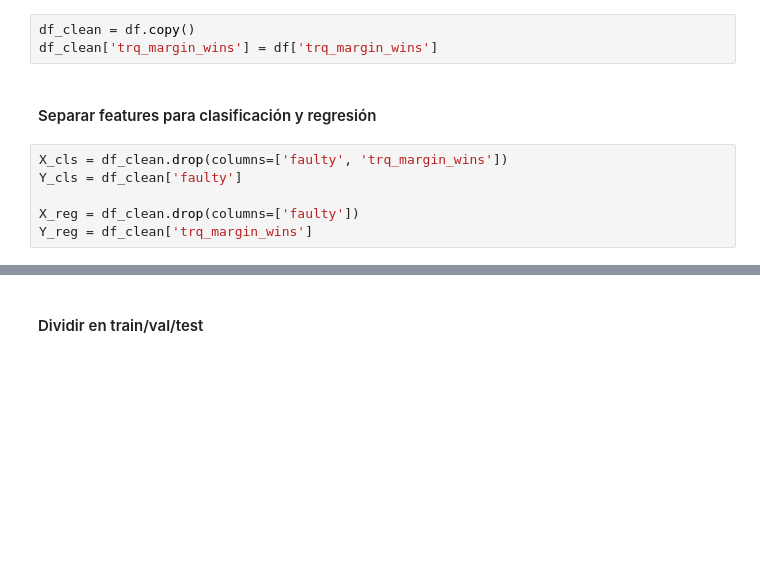
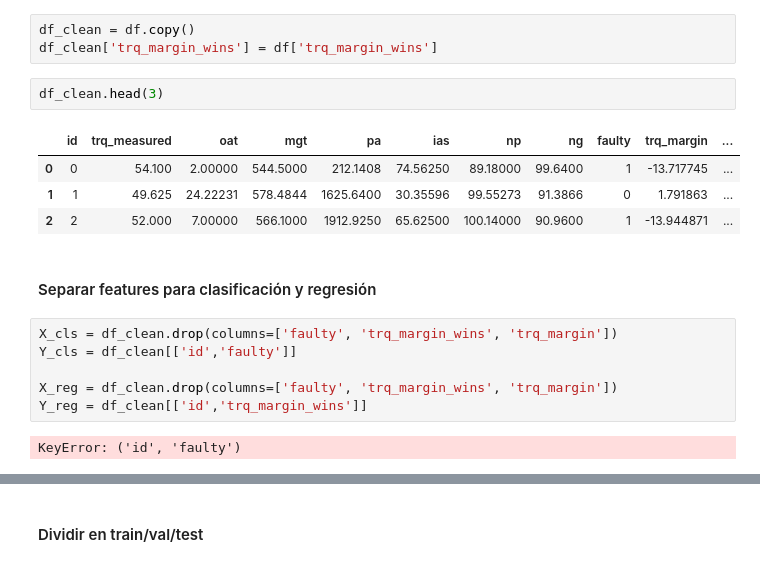
Before and after one commit to karentp/DataChallenge_2024, a Jupyter notebook: preprocessing/data-preprocessing.ipynb, the cells around one changed output, grey strips where cells are left out. Saved outputs shown, nothing was run; the diff lists cells and outputs as text; blank space fills up the shorter version.

```diff
--- a/preprocessing/data-preprocessing.ipynb
+++ b/preprocessing/data-preprocessing.ipynb
@@ -174,11 +174,20 @@ plt.show()
 # %%
 df_clean = df.copy()
 df_clean['trq_margin_wins'] = df['trq_margin_wins']
+# %%
+df_clean.head(3)
+# %% [output]
+|  | id | trq_measured | oat | mgt | pa | ias | np | ng | faulty | trq_margin | ... |
+| 0 | 0 | 54.100 | 2.00000 | 544.5000 | 212.1408 | 74.56250 | 89.18000 | 99.6400 | 1 | -13.717745 | ... |
+| 1 | 1 | 49.625 | 24.22231 | 578.4844 | 1625.6400 | 30.35596 | 99.55273 | 91.3866 | 0 | 1.791863 | ... |
+| 2 | 2 | 52.000 | 7.00000 | 566.1000 | 1912.9250 | 65.62500 | 100.14000 | 90.9600 | 1 | -13.944871 | ... |
 # %% [markdown]
 #### Separar features para clasificación y regresión
 # %%
-X_cls = df_clean.drop(columns=['faulty', 'trq_margin_wins'])
-Y_cls = df_clean['faulty']
+X_cls = df_clean.drop(columns=['faulty', 'trq_margin_wins', 'trq_margin'])
+Y_cls = df_clean[['id','faulty']]
 
-X_reg = df_clean.drop(columns=['faulty'])
-Y_reg = df_clean['trq_margin_wins']
+X_reg = df_clean.drop(columns=['faulty', 'trq_margin_wins', 'trq_margin'])
+Y_reg = df_clean[['id','trq_margin_wins']]
+# %% [output]
+KeyError: ('id', 'faulty')
```
Also changed, not shown: parts of 1 cell of this notebook, 6 other files.
